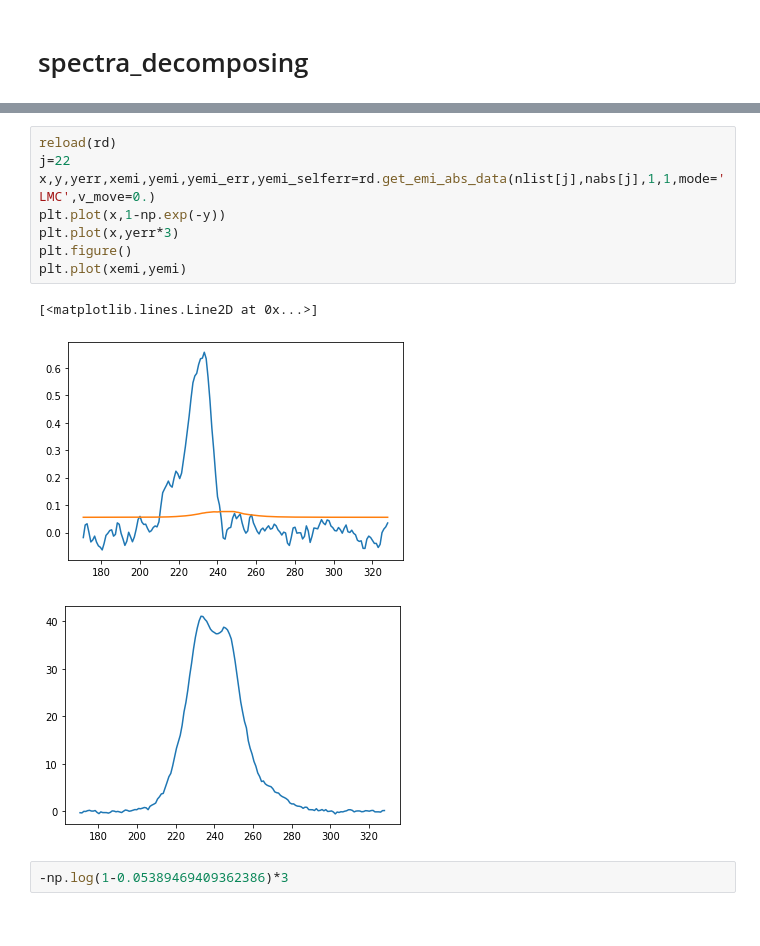
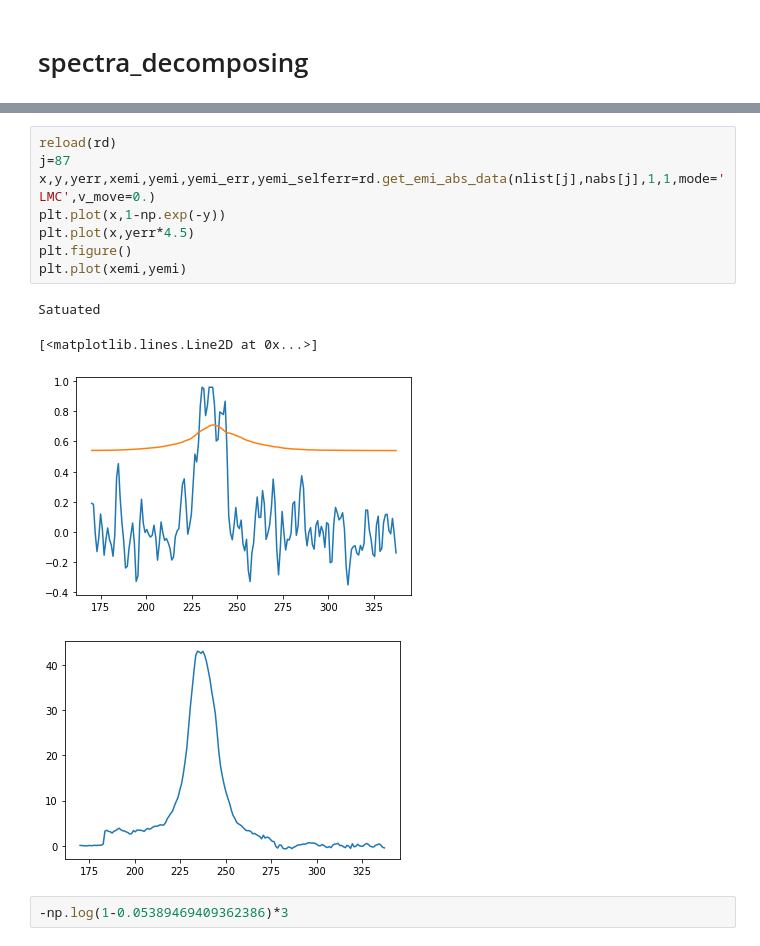
Before and after one commit to retarchen/Absorption_fitting, a Jupyter notebook: test.ipynb, the cells around one changed output, grey strips where cells are left out. Cells and saved outputs as stored; diff of their text form.

```diff
--- a/test.ipynb
+++ b/test.ipynb
@@ -129,16 +129,17 @@ nlist=[filename[-18:-4] for filename in nemi]
 138 /d/bip5/hchen/LMC_abs_new/sb38845 J053254-723155
 # %%
 reload(rd)
-j=22
+j=87
 x,y,yerr,xemi,yemi,yemi_err,yemi_selferr=rd.get_emi_abs_data(nlist[j],nabs[j],1,1,mode='LMC',v_move=0.)
 plt.plot(x,1-np.exp(-y))
-plt.plot(x,yerr*3)
+plt.plot(x,yerr*4.5)
 plt.figure()
 plt.plot(xemi,yemi)
 # %% [output]
-[<matplotlib.lines.Line2D at 0x...>]
+Satuated
+[<matplotlib.lines.Line2D at 0x...>]
-[figure, old version]
+[figure, new version]
-[figure, old version]
+[figure, new version]
 # %%
 -np.log(1-0.05389469409362386)*3
 # %% [output]
```
Also changed, not shown: parts of 8 cells of this notebook, 4 other files.
